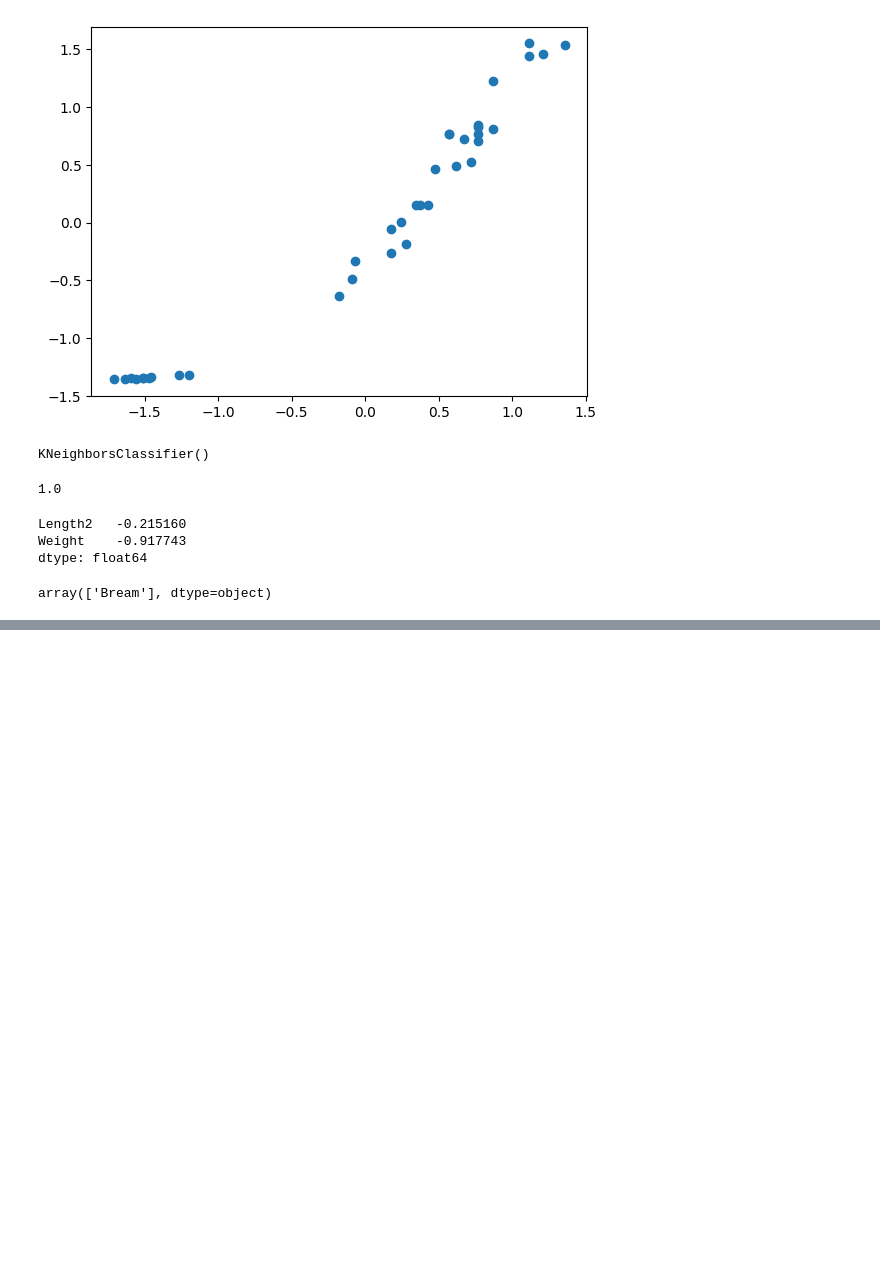
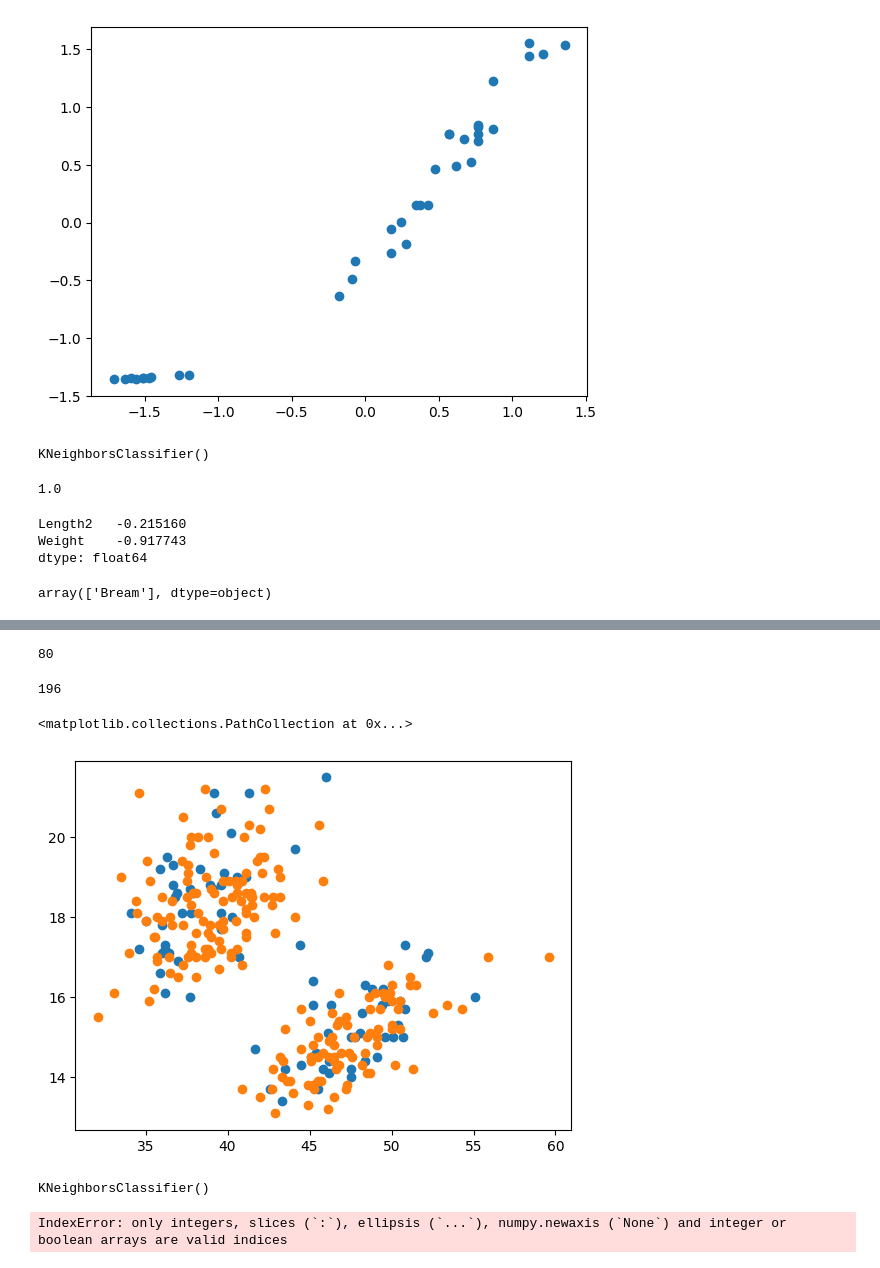
Before and after one commit to kgs3770/ml, a Jupyter notebook: ml/2-2.ipynb, the cells around one changed output, grey strips where cells are left out. Saved outputs shown, nothing was run; the diff lists cells and outputs as text; code cells hidden in the pictures; blank space fills up the shorter version.

```diff
--- a/ml/2-2.ipynb
+++ b/ml/2-2.ipynb
@@ -118,0 +147,3 @@ array(['Bream'], dtype=object)
+# %%
+Adelie_count = df.loc[df['species'] == 'Adelie'].shape[0]
+Gentoo_count = df.loc[df['species'] == 'Gentoo'].shape[0]
@@ -118,0 +153,23 @@ array(['Bream'], dtype=object)
+# %%
+import random
+
+index = list(range(Adelie_count + Gentoo_count))
+random.shuffle(index)
+# %%
+train_input = penguins_data[index[:80]]
+train_target = penguins_target[index[:80]]
+len(train_input)
+# %% [output]
+80
+# %%
+test_input = penguins_data[index[80:]]
+test_target = penguins_target[index[80:]]
+len(test_input)
+# %% [output]
+196
+# %%
+plt.scatter(train_input[:, 0], train_input[:, 1])
+plt.scatter(test_input[:, 0], test_input[:, 1])
+# %% [output]
+<matplotlib.collections.PathCollection at 0x...>
+[figure, added]
@@ -118,0 +180,8 @@ array(['Bream'], dtype=object)
+# %%
+kn.fit(train_input, train_target)
+# %% [output]
+KNeighborsClassifier()
+# %%
+kn.score(test_input, test_target['species'])
+# %% [output]
+IndexError: only integers, slices (`:`), ellipsis (`...`), numpy.newaxis (`None`) and integer or boolean arrays are valid indices
```
Also changed, not shown: parts of 7 cells of this notebook, 2 other files.
